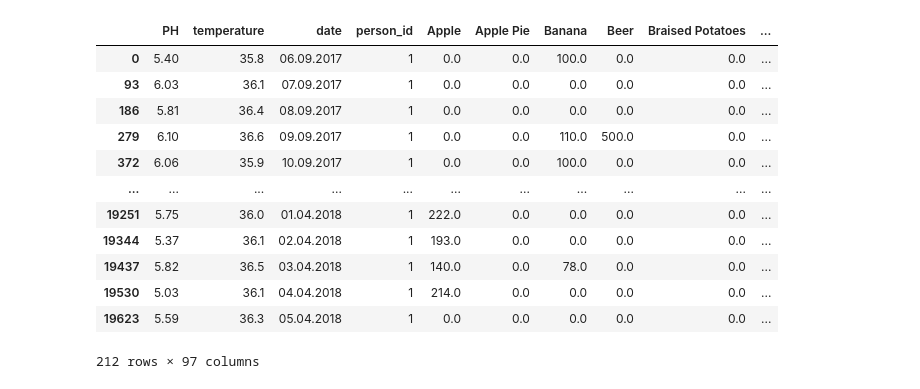
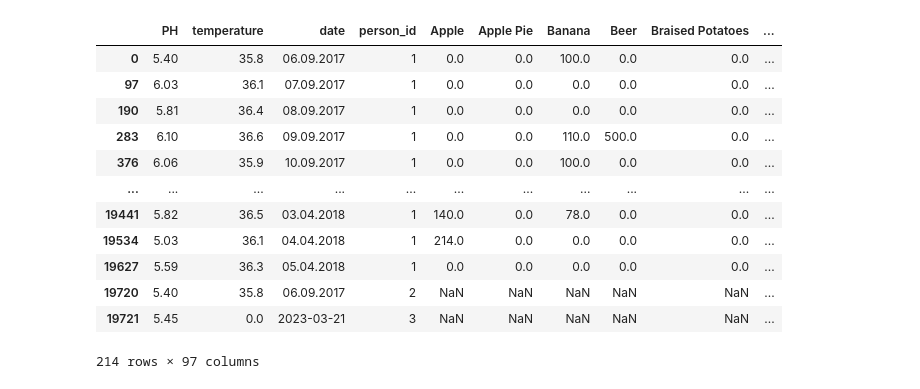
Before and after one commit to phyu007/urineanalysis, a Jupyter notebook: Recommend_diet_based_on_urine.ipynb, the cells around one changed output. Saved outputs shown, nothing was run; the diff lists cells and outputs as text; code cells hidden in the pictures.

```diff
--- a/Recommend_diet_based_on_urine.ipynb
+++ b/Recommend_diet_based_on_urine.ipynb
@@ -36,36 +37,37 @@ cnx.close()
 # %%
 df3 =data
 df3 = df3.drop(['id'], axis=1)
 
 # Pivot the data to create columns for each unique food_name
 pivoted_data = df3.pivot_table(index=['person_id', 'date','PH','temperature'], columns='food_name', values='amount')
 pivoted_data
 # Rename columns to remove the 'food_name' label prefix
 pivoted_data.columns.name = None
 pivoted_data.columns = pivoted_data.columns.str.replace('food_name_', '')
 
 # # Join the pivoted data with the original data on the 'person_id' and 'date' columns
 joined_data = pd.merge(data.drop(columns=['food_name', 'amount','id']), pivoted_data, on=['person_id', 'date','temperature','PH'])
 
 # # Save the joined data to a new CSV file
 #df3 = pivoted_data
 # Group by 'person_id' and 'date', and aggregate the other columns
 grouped_df = joined_data.groupby(['person_id', 'date','temperature','PH'], as_index=False);
-joined_data.drop_duplicates()
+joined_data = joined_data.drop_duplicates()
+joined_data
 # %% [output]
 |  | PH | temperature | date | person_id | Apple | Apple Pie | Banana | Beer | Braised Potatoes | ... |
 | 0 | 5.40 | 35.8 | 06.09.2017 | 1 | 0.0 | 0.0 | 100.0 | 0.0 | 0.0 | ... |
-| 93 | 6.03 | 36.1 | 07.09.2017 | 1 | 0.0 | 0.0 | 0.0 | 0.0 | 0.0 | ... |
-| 186 | 5.81 | 36.4 | 08.09.2017 | 1 | 0.0 | 0.0 | 0.0 | 0.0 | 0.0 | ... |
-| 279 | 6.10 | 36.6 | 09.09.2017 | 1 | 0.0 | 0.0 | 110.0 | 500.0 | 0.0 | ... |
-| 372 | 6.06 | 35.9 | 10.09.2017 | 1 | 0.0 | 0.0 | 100.0 | 0.0 | 0.0 | ... |
+| 97 | 6.03 | 36.1 | 07.09.2017 | 1 | 0.0 | 0.0 | 0.0 | 0.0 | 0.0 | ... |
+| 190 | 5.81 | 36.4 | 08.09.2017 | 1 | 0.0 | 0.0 | 0.0 | 0.0 | 0.0 | ... |
+| 283 | 6.10 | 36.6 | 09.09.2017 | 1 | 0.0 | 0.0 | 110.0 | 500.0 | 0.0 | ... |
+| 376 | 6.06 | 35.9 | 10.09.2017 | 1 | 0.0 | 0.0 | 100.0 | 0.0 | 0.0 | ... |
 | ... | ... | ... | ... | ... | ... | ... | ... | ... | ... | ... |
-| 19251 | 5.75 | 36.0 | 01.04.2018 | 1 | 222.0 | 0.0 | 0.0 | 0.0 | 0.0 | ... |
-| 19344 | 5.37 | 36.1 | 02.04.2018 | 1 | 193.0 | 0.0 | 0.0 | 0.0 | 0.0 | ... |
-| 19437 | 5.82 | 36.5 | 03.04.2018 | 1 | 140.0 | 0.0 | 78.0 | 0.0 | 0.0 | ... |
-| 19530 | 5.03 | 36.1 | 04.04.2018 | 1 | 214.0 | 0.0 | 0.0 | 0.0 | 0.0 | ... |
-| 19623 | 5.59 | 36.3 | 05.04.2018 | 1 | 0.0 | 0.0 | 0.0 | 0.0 | 0.0 | ... |
+| 19441 | 5.82 | 36.5 | 03.04.2018 | 1 | 140.0 | 0.0 | 78.0 | 0.0 | 0.0 | ... |
+| 19534 | 5.03 | 36.1 | 04.04.2018 | 1 | 214.0 | 0.0 | 0.0 | 0.0 | 0.0 | ... |
+| 19627 | 5.59 | 36.3 | 05.04.2018 | 1 | 0.0 | 0.0 | 0.0 | 0.0 | 0.0 | ... |
+| 19720 | 5.40 | 35.8 | 06.09.2017 | 2 | NaN | NaN | NaN | NaN | NaN | ... |
+| 19721 | 5.45 | 0.0 | 2023-03-21 | 3 | NaN | NaN | NaN | NaN | NaN | ... |
-212 rows × 97 columns
+214 rows × 97 columns
 # %%
 # Define a function to recommend food items based on pH level
 def recommend_foods(ph_level, df):
```
Also changed, not shown: parts of 9 cells of this notebook, 1 other file.
